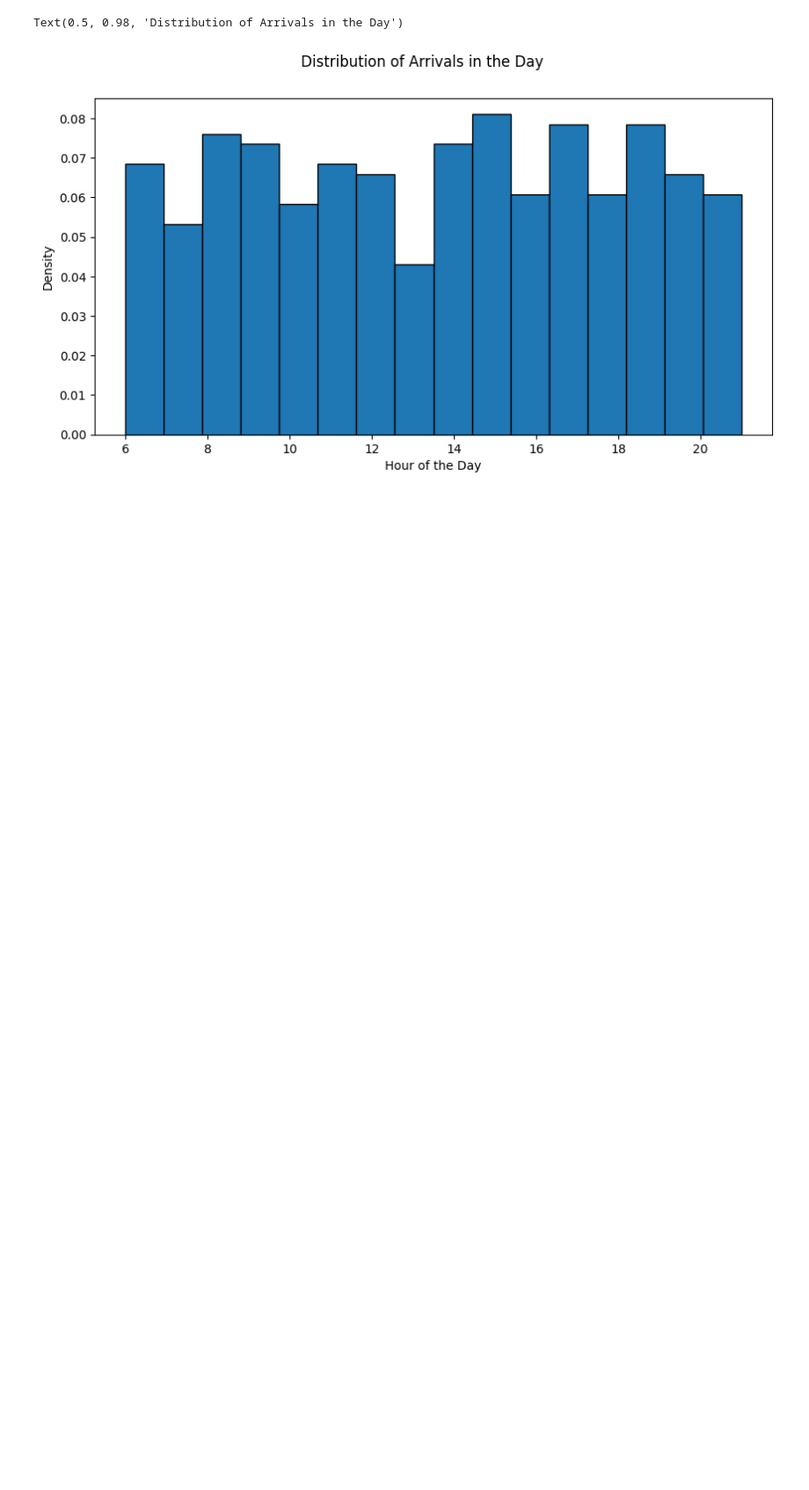
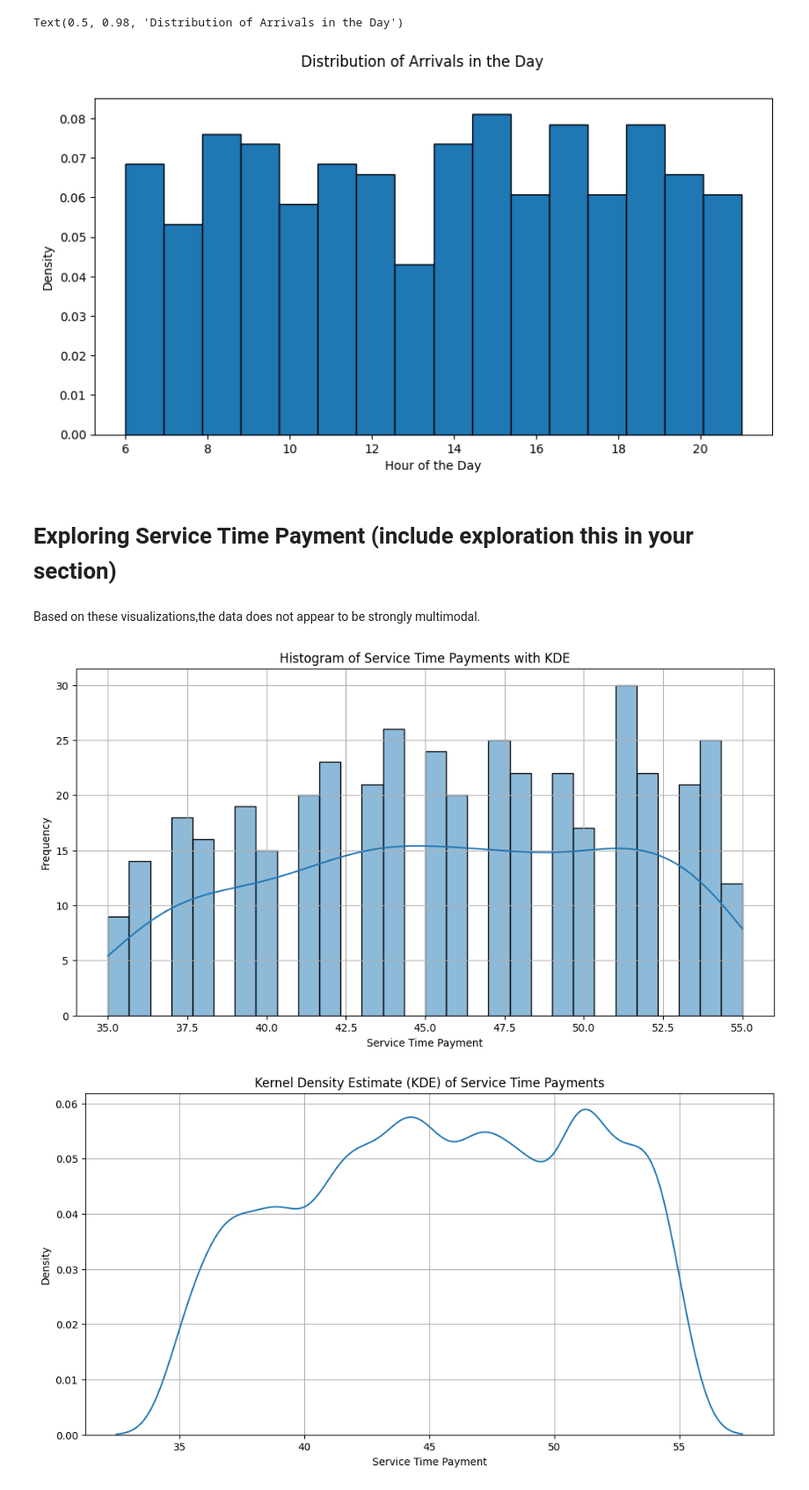
Before and after one commit to stilxam/StochasticSimulations, a Jupyter notebook: assignments/three/data_exploration.ipynb, the cells around one changed output. Shown at 88% size. Cells and saved outputs as stored; diff of their text form; code cells hidden in the pictures; blank space fills up the shorter version.

```diff
--- a/assignments/three/data_exploration.ipynb
+++ b/assignments/three/data_exploration.ipynb
@@ -671,3 +699,27 @@ fig.suptitle("Distribution of Arrivals in the Day")
 # %% [output]
 Text(0.5, 0.98, 'Distribution of Arrivals in the Day')
 [figure]
+# %% [markdown]
+# Exploring Service Time Payment (include exploration this in your section)
+# %% [markdown]
+Based on these visualizations,the data does not appear to be strongly multimodal.
+# %%
+# Checking for multimodality
+plt.figure(figsize=(12, 6))
+sns.histplot(data['Service time payment'], bins=30, kde=True)
+plt.title('Histogram of Service Time Payments with KDE')
+plt.xlabel('Service Time Payment')
+plt.ylabel('Frequency')
+plt.grid(True)
+
+# Adding a more detailed Kernel Density Estimate (KDE) plot to help identify potential modes
+plt.figure(figsize=(12, 6))
+sns.kdeplot(data['Service time payment'], bw_adjust=0.5)
+plt.title('Kernel Density Estimate (KDE) of Service Time Payments')
+plt.xlabel('Service Time Payment')
+plt.ylabel('Density')
+plt.grid(True)
+plt.show()
+# %% [output]
+[figure, added]
+[figure, added]
```
Also changed, not shown: parts of 5 cells of this notebook.
